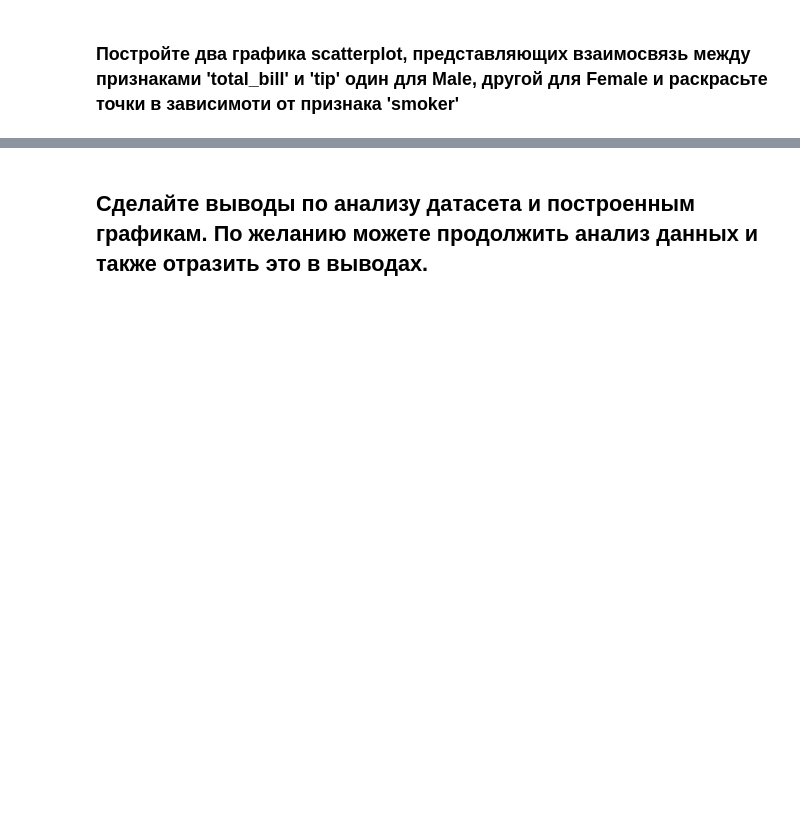
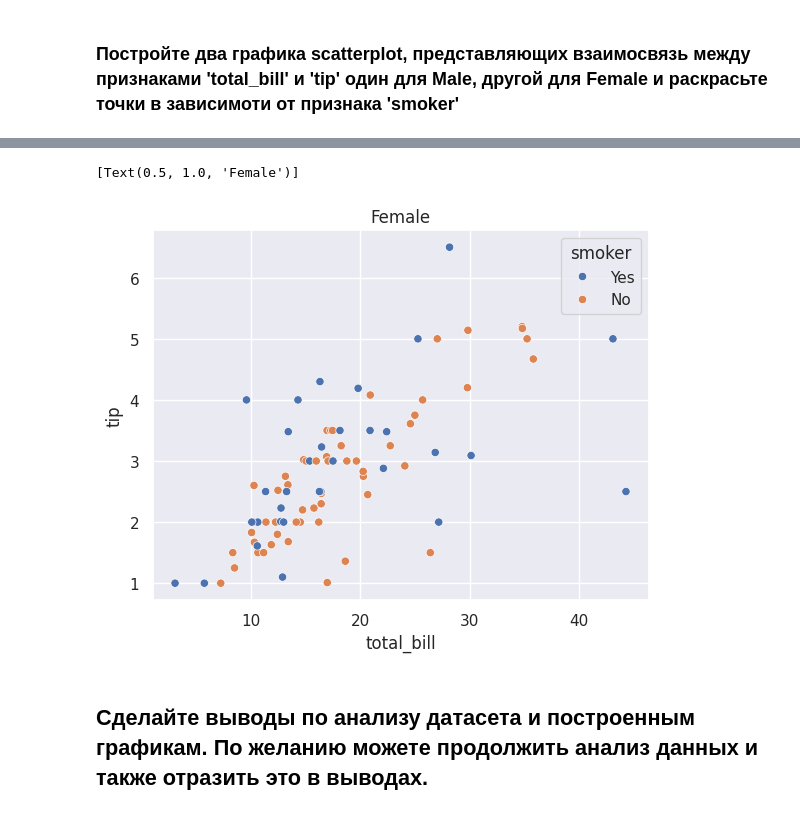
Before and after one commit to andreyc2018/ml-basic-2024, a Jupyter notebook: hw_7/Analyze_and_Visualize.ipynb, the cells around one changed output, grey strips where cells are left out. Drawn from its saved outputs; the diff is of its cells as text; code cells hidden in the pictures; blank space fills up the shorter version.

```diff
--- a/hw_7/Analyze_and_Visualize.ipynb
+++ b/hw_7/Analyze_and_Visualize.ipynb
@@ -265,2 +270,7 @@ sns.histplot(tips, x='tip', y='time')
+# %%
+sns.scatterplot(tips[tips['sex'] == 'Female'], x='total_bill', y='tip', hue='smoker').set(title='Female')
+# %% [output]
+[Text(0.5, 1.0, 'Female')]
+[figure, added]
 # %% [markdown]
 ## Сделайте выводы по анализу датасета и построенным графикам. По желанию можете продолжить анализ данных и также отразить это в выводах.
```
Also changed, not shown: parts of 6 cells of this notebook, 2 other files.
